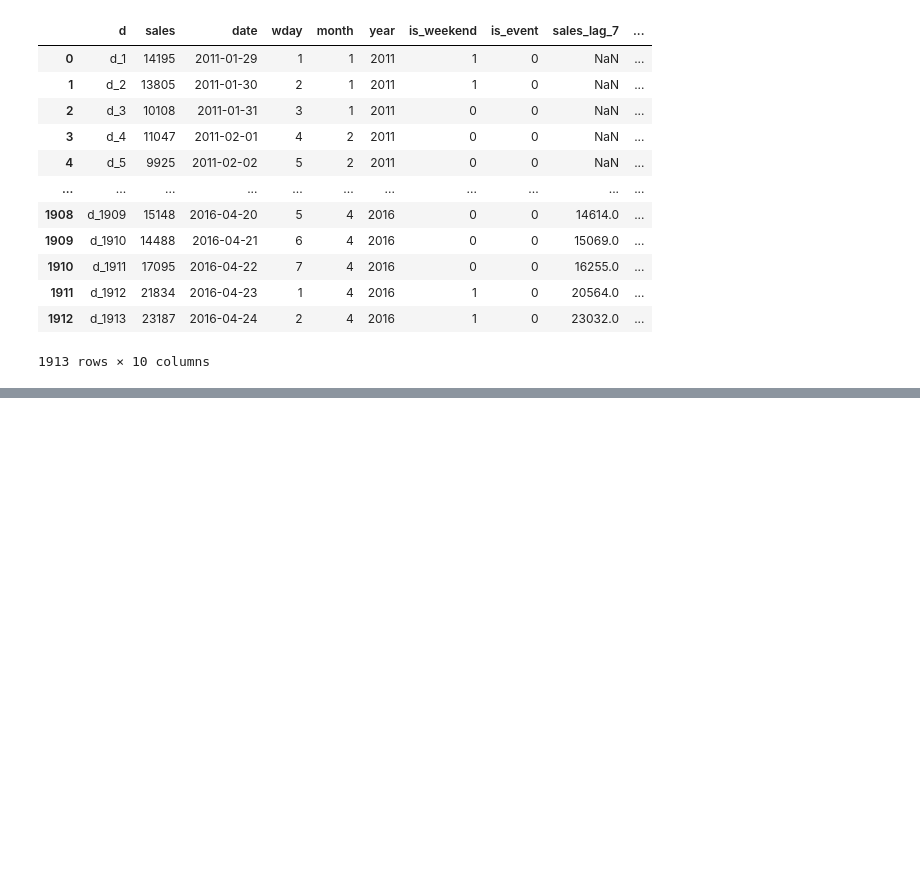
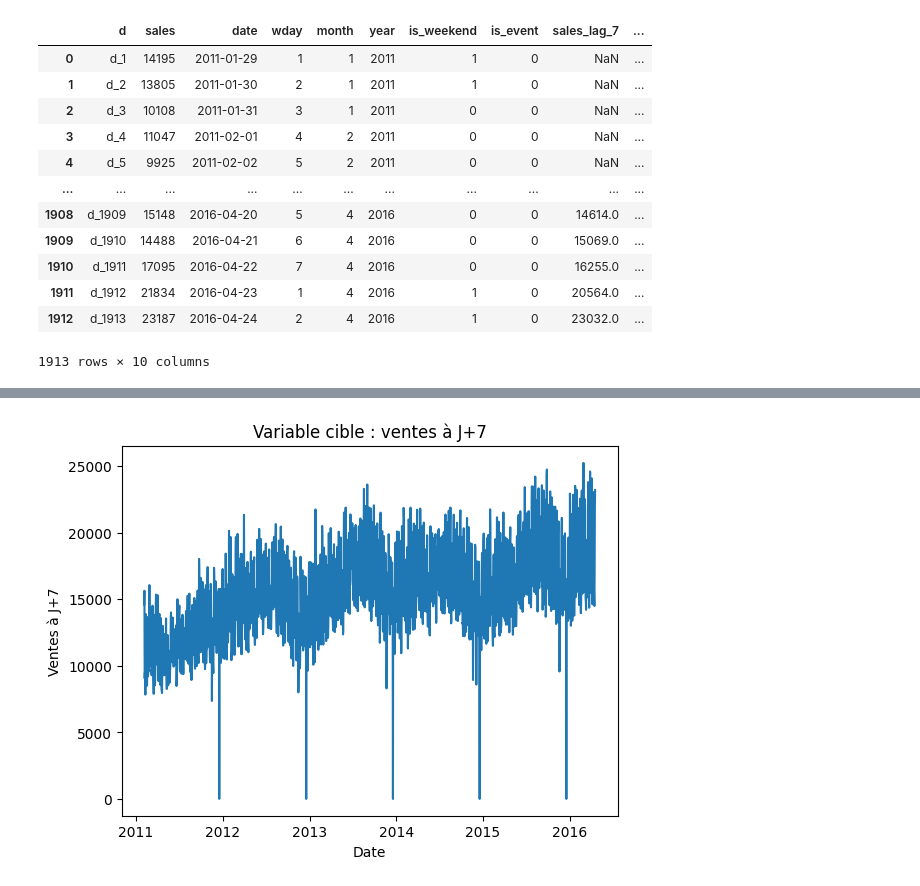
Before and after one commit to Vagaboss/P13-perso-predictions, a Jupyter notebook: notebook/preP13.ipynb, the cells around one changed output, grey strips where cells are left out. Cells and saved outputs as stored; diff of their text form; code cells hidden in the pictures; blank space fills up the shorter version.

```diff
--- a/notebook/preP13.ipynb
+++ b/notebook/preP13.ipynb
@@ -316,0 +434,11 @@ daily_sales_ca["sales_rolling_mean_7"] = (
+# %%
+import matplotlib.pyplot as plt
+
+plt.figure()
+plt.plot(df_model["date"], df_model["sales_t_plus_7"])
+plt.title("Variable cible : ventes à J+7")
+plt.xlabel("Date")
+plt.ylabel("Ventes à J+7")
+plt.show()
+# %% [output]
+[figure, added]
```
Also changed, not shown: parts of 44 cells of this notebook, 1 other file.
